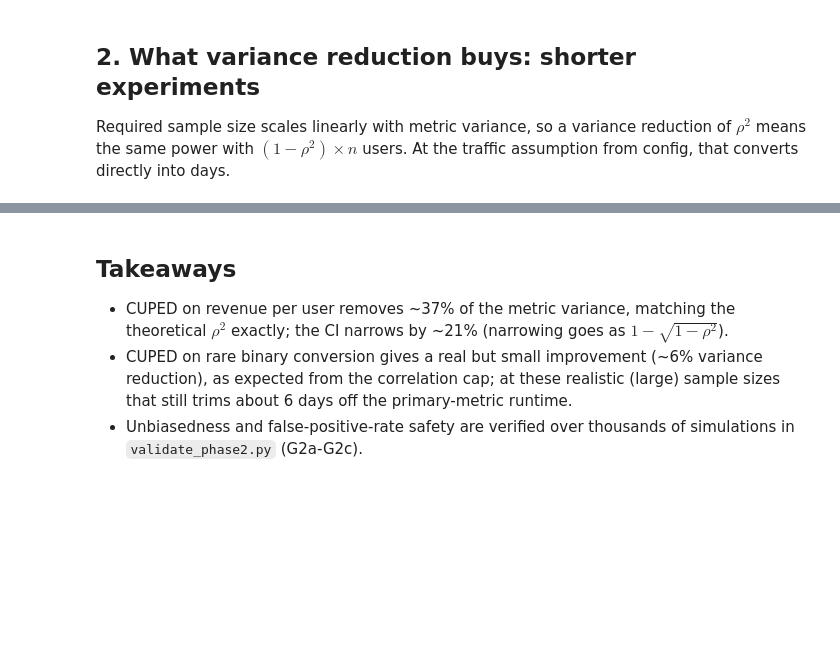
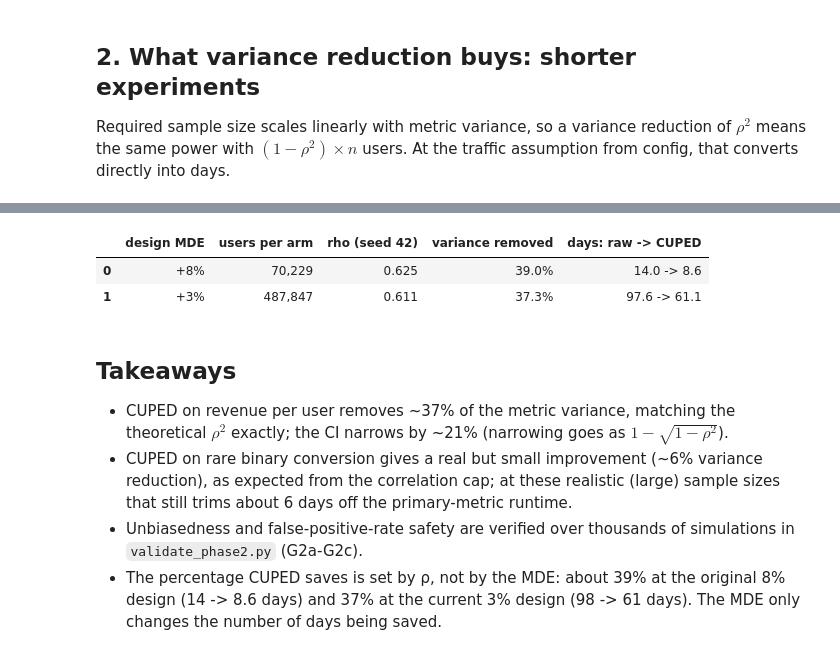
Before and after one commit to Silverfox1356/A-B-Testing-Decision-Engine, a Jupyter notebook: notebooks/02_cuped.ipynb, the cells around one changed output, grey strips where cells are left out. Drawn from its saved outputs; the diff is of its cells as text; code cells hidden in the pictures; blank space fills up the shorter version.

```diff
--- a/notebooks/02_cuped.ipynb
+++ b/notebooks/02_cuped.ipynb
@@ -112,6 +118,27 @@ revenue: same power with 37.3% fewer users = 36.4 fewer days at 10,000 users/day
+# %%
+rows = []
+for mde in (0.08, 0.03):
+    n = required_sample_size_per_arm(config.CONTROL_CONVERSION_RATE, mde)
+    d = generate_experiment_data(n_users=2 * n, seed=config.RANDOM_SEED, conversion_lift=mde)
+    y = d["revenue"].values.astype(float)
+    x = d["pre_exp_spend"].values.astype(float)
+    rho = np.corrcoef(y, x)[0, 1]
+    reduction = 1 - np.var(cuped_adjust(y, x), ddof=1) / np.var(y, ddof=1)
+    raw_days = 2 * n / config.USERS_PER_DAY
+    rows.append((f"+{mde:.0%}", f"{n:,}", f"{rho:.3f}", f"{reduction:.1%}",
+                 f"{raw_days:.1f} -> {raw_days * (1 - reduction):.1f}"))
+
+import pandas as pd
+pd.DataFrame(rows, columns=["design MDE", "users per arm", "rho (seed 42)",
+                            "variance removed", "days: raw -> CUPED"])
+# %% [output]
+|  | design MDE | users per arm | rho (seed 42) | variance removed | days: raw -> CUPED |
+| 0 | +8% | 70,229 | 0.625 | 39.0% | 14.0 -> 8.6 |
+| 1 | +3% | 487,847 | 0.611 | 37.3% | 97.6 -> 61.1 |
 # %% [markdown]
 ## Takeaways
 
 - CUPED on revenue per user removes ~37% of the metric variance, matching the theoretical $\rho^2$ exactly; the CI narrows by ~21% (narrowing goes as $1 - \sqrt{1-\rho^2}$).
 - CUPED on rare binary conversion gives a real but small improvement (~6% variance reduction), as expected from the correlation cap; at these realistic (large) sample sizes that still trims about 6 days off the primary-metric runtime.
 - Unbiasedness and false-positive-rate safety are verified over thousands of simulations in `validate_phase2.py` (G2a-G2c).
+- The percentage CUPED saves is set by ρ, not by the MDE: about 39% at the original 8% design (14 -> 8.6 days) and 37% at the current 3% design (98 -> 61 days). The MDE only changes the number of days being saved.
```
Also changed, not shown: parts of 3 cells of this notebook, 4 other files.
